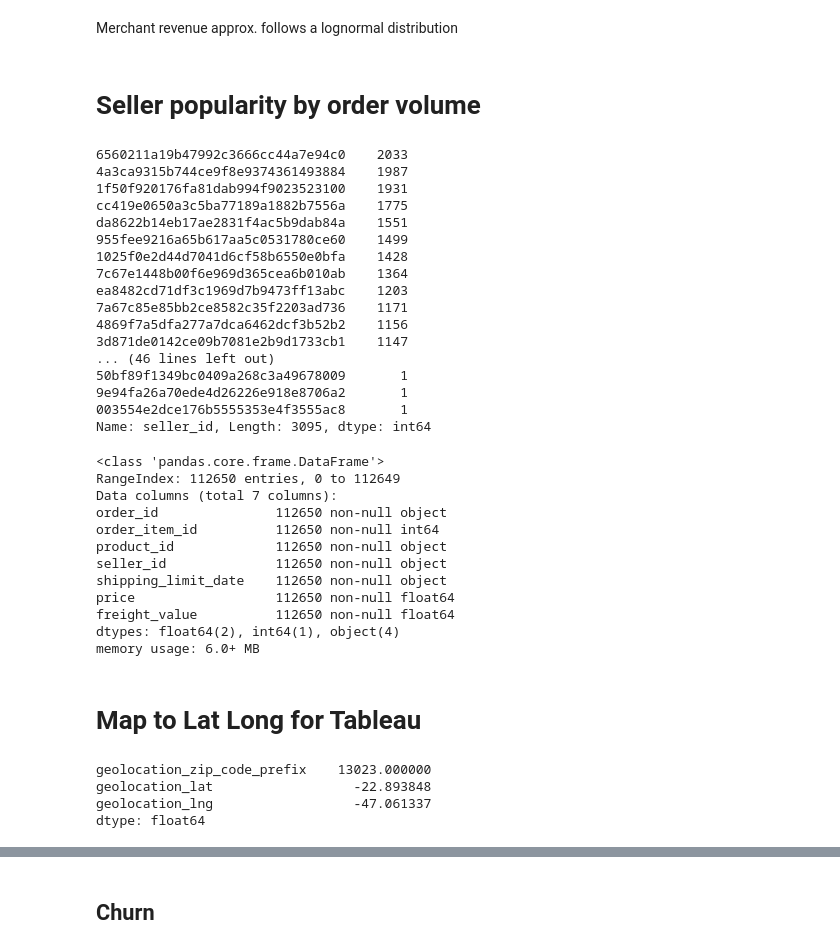
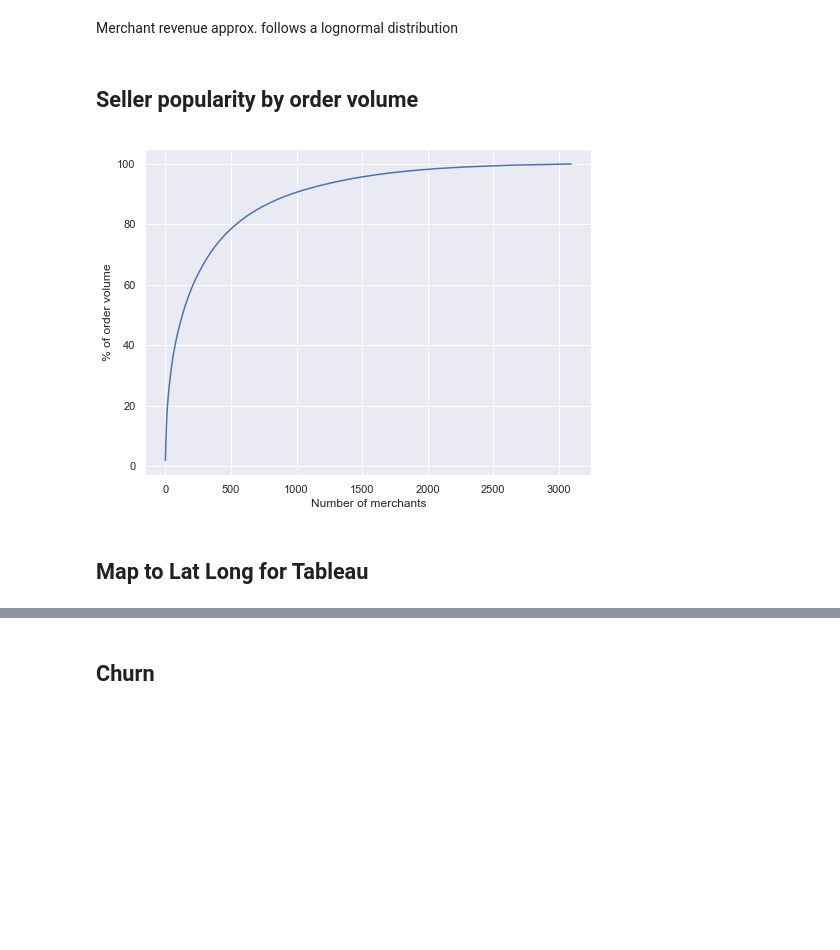
Before and after one commit to leeyenter/bt4211-project, a Jupyter notebook: Merchant CLV - HJ.ipynb, the cells around one changed output, grey strips where cells are left out. Saved outputs shown, nothing was run; the diff lists cells and outputs as text; code cells hidden in the pictures; blank space fills up the shorter version.

```diff
--- a/Merchant CLV - HJ.ipynb
+++ b/Merchant CLV - HJ.ipynb
@@ -23,51 +26,17 @@ sellers.merge(order_items.groupby('seller_id')[['price', 'freight_value']].sum()
 # %% [markdown]
 Merchant revenue approx. follows a lognormal distribution
 # %% [markdown]
-# Seller popularity by order volume
+## Seller popularity by order volume
-# %%
-order_items['seller_id'].value_counts()
-# %% [output]
-6560211a19b47992c3666cc44a7e94c0    2033
-4a3ca9315b744ce9f8e9374361493884    1987
-1f50f920176fa81dab994f9023523100    1931
-cc419e0650a3c5ba77189a1882b7556a    1775
-da8622b14eb17ae2831f4ac5b9dab84a    1551
-955fee9216a65b617aa5c0531780ce60    1499
-1025f0e2d44d7041d6cf58b6550e0bfa    1428
-7c67e1448b00f6e969d365cea6b010ab    1364
-ea8482cd71df3c1969d7b9473ff13abc    1203
-7a67c85e85bb2ce8582c35f2203ad736    1171
-4869f7a5dfa277a7dca6462dcf3b52b2    1156
-3d871de0142ce09b7081e2b9d1733cb1    1147
-... (46 lines left out)
-50bf89f1349bc0409a268c3a49678009       1
-9e94fa26a70ede4d26226e918e8706a2       1
-003554e2dce176b5555353e4f3555ac8       1
-Name: seller_id, Length: 3095, dtype: int64
-# %%
-order_items.info()
-# %% [output]
-<class 'pandas.core.frame.DataFrame'>
-RangeIndex: 112650 entries, 0 to 112649
-Data columns (total 7 columns):
-order_id               112650 non-null object
-order_item_id          112650 non-null int64
-product_id             112650 non-null object
-seller_id              112650 non-null object
-shipping_limit_date    112650 non-null object
-price                  112650 non-null float64
-freight_value          112650 non-null float64
-dtypes: float64(2), int64(1), object(4)
-memory usage: 6.0+ MB
+# %%
+order_items['seller_id'].value_counts(normalize=True).cumsum()\
+                        .apply(lambda x: x * 100)\
+                        .reset_index(drop=True).plot.line(figsize=(8,6));
+plt.ylabel("% of order volume")
+plt.xlabel("Number of merchants");
+# %% [output]
+[figure, added]
 # %% [markdown]
-# Map to Lat Long for Tableau
+## Map to Lat Long for Tableau
 # %%
 geoloc = pd.read_csv('./brazilian-ecommerce/olist_geolocation_dataset.csv', usecols=[0,1,2])
 geoloc['geolocation_zip_code_prefix'] = geoloc['geolocation_zip_code_prefix'].astype(int)
-# %%
-geoloc[geoloc.geolocation_zip_code_prefix == 13023].mean()
-# %% [output]
-geolocation_zip_code_prefix    13023.000000
-geolocation_lat                  -22.893848
-geolocation_lng                  -47.061337
-dtype: float64
```
Also changed, not shown: parts of 47 cells of this notebook, 1 other file.
